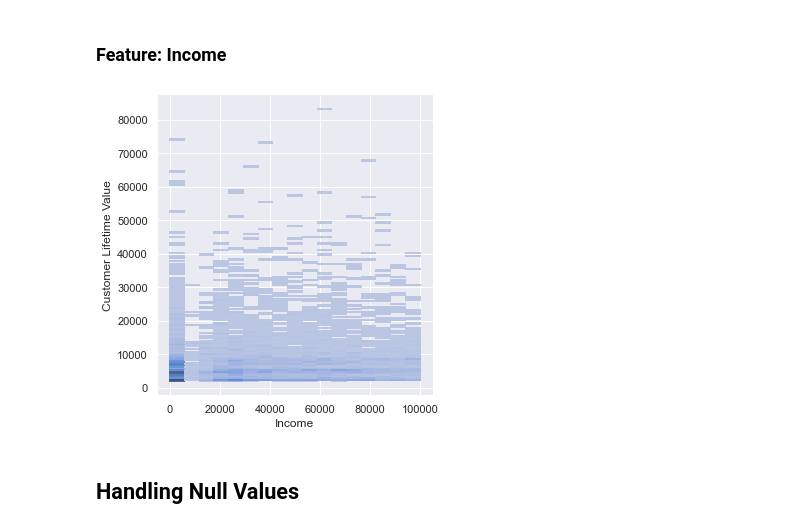
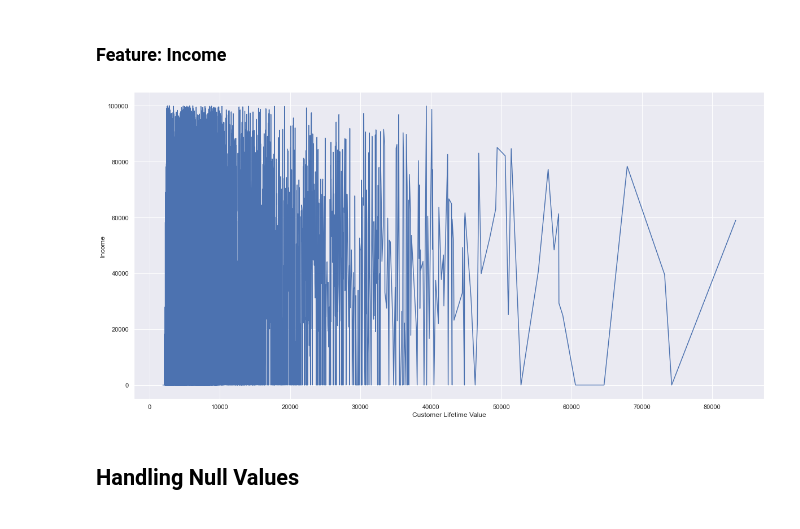
Before and after one commit to ddahiya16/Machine-Learning, a Jupyter notebook: Customer Life Time Value Prediction Model.ipynb, the cells around one changed output. Cells and saved outputs as stored; diff of their text form; code cells hidden in the pictures.

```diff
--- a/Customer Life Time Value Prediction Model.ipynb
+++ b/Customer Life Time Value Prediction Model.ipynb
@@ -167,10 +167,10 @@ df[['Gender', 'Response']].groupby('Gender').count()
 ### Feature: Income
 # %%
 sns.set(style ="darkgrid")
-sns.displot(x ="Income", y ="Customer Lifetime Value",
-            data = df), ;
+sns.lineplot(x ="Customer Lifetime Value", y ="Income",
+            data = df);
 # %% [output]
-[figure, old version]
+[figure, new version]
 # %% [markdown]
 ## Handling Null Values
 # %%
```
Also changed, not shown: parts of 39 cells of this notebook.
